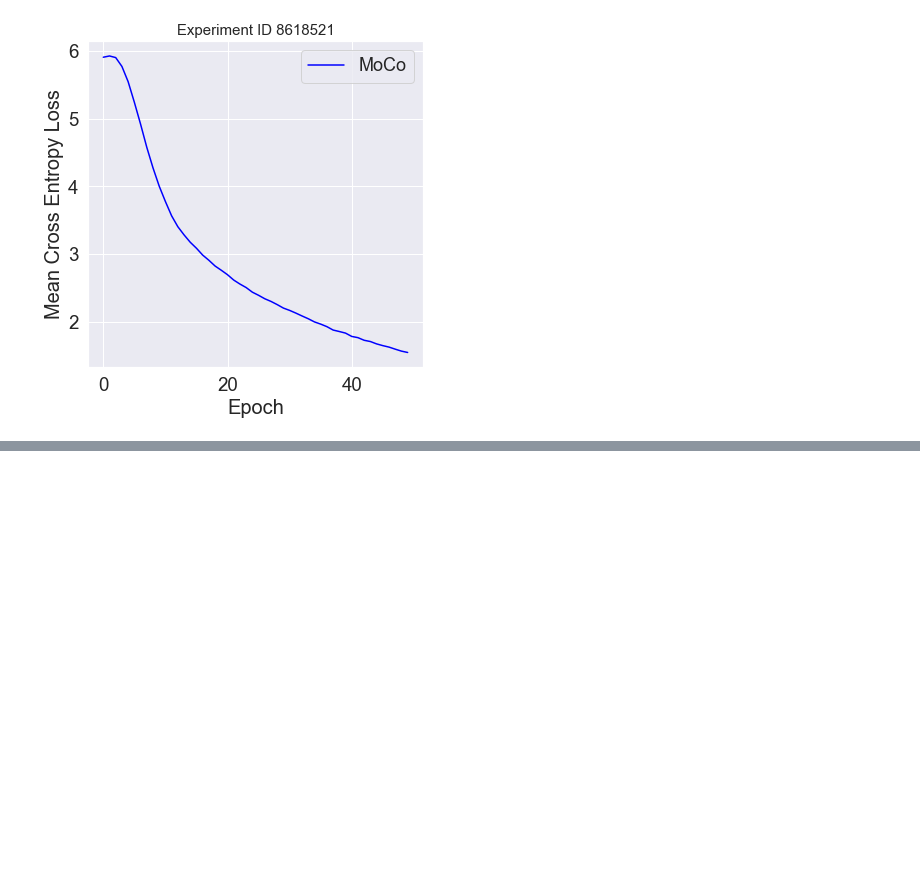
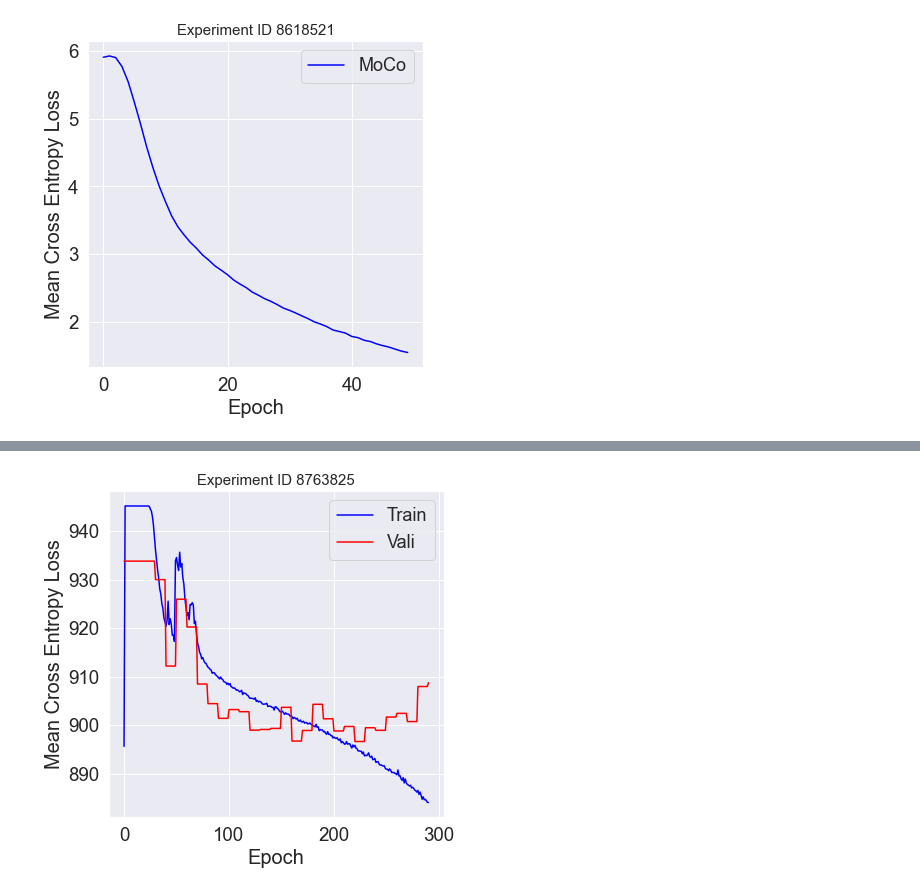
Before and after one commit to lin-bo/AutoLTS, a Jupyter notebook: visualization/res_visual.ipynb, the cells around one changed output, grey strips where cells are left out. Drawn from its saved outputs; the diff is of its cells as text; code cells hidden in the pictures; blank space fills up the shorter version.

```diff
--- a/visualization/res_visual.ipynb
+++ b/visualization/res_visual.ipynb
@@ -119,0 +121,5 @@ IndexError: too many indices for array: array is 1-dimensional, but 2 were index
+# %%
+# no gaussian, no jitter
+check_MoCo_loss('8763825')
+# %% [output]
+[figure, added]
```
Also changed, not shown: parts of 7 cells of this notebook, 5 other files.
